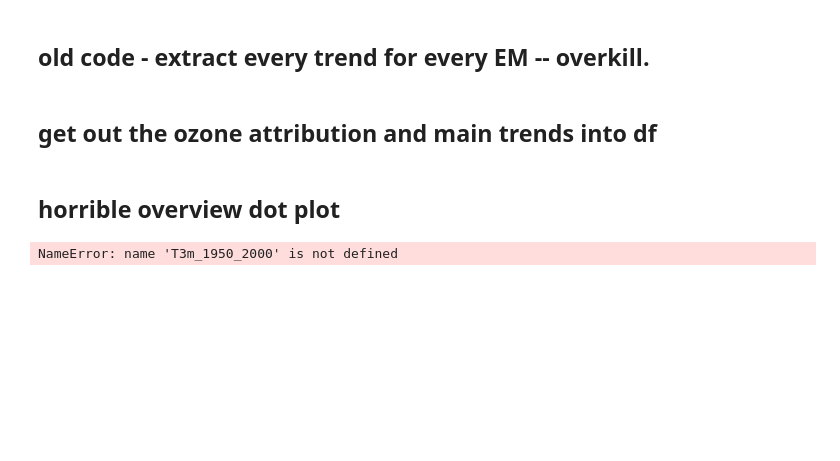
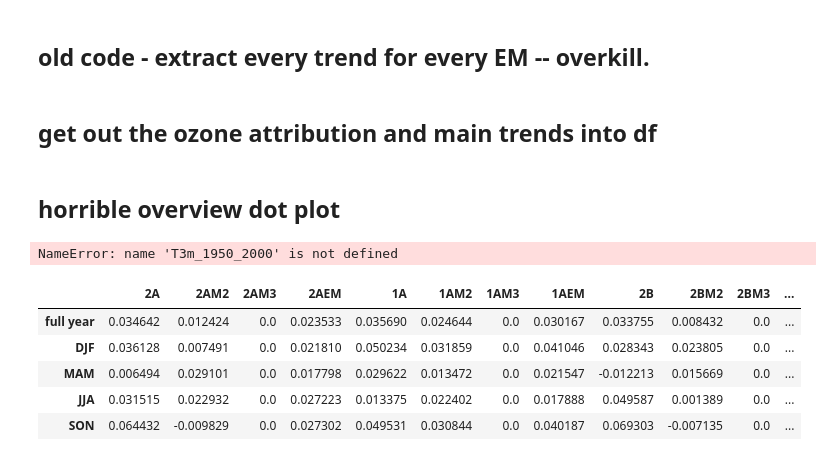
Before and after one commit to tjarnikova/windEval, a Jupyter notebook: plottingCode/Fig-attribution3M.ipynb, the cells around one changed output. Saved outputs shown, nothing was run; the diff lists cells and outputs as text; code cells hidden in the pictures; blank space fills up the shorter version.

```diff
--- a/plottingCode/Fig-attribution3M.ipynb
+++ b/plottingCode/Fig-attribution3M.ipynb
@@ -741,6 +741,16 @@ get_seasplot(dfar,dfsar,'1950-2100','DJF')
 get_seasplot(dfar,dfsar,'1950-2100','MAM')
 get_seasplot(dfar,dfsar,'1950-2100','JJA')
 get_seasplot(dfar,dfsar,'1950-2100','SON')
+# %%
+w = pd.read_csv('./plts/UKESM3M-trend-1980-2019.csv', index_col=0)
+w
+# %% [output]
+|  | 2A | 2AM2 | 2AM3 | 2AEM | 1A | 1AM2 | 1AM3 | 1AEM | 2B | 2BM2 | 2BM3 | ... |
+| full year | 0.034642 | 0.012424 | 0.0 | 0.023533 | 0.035690 | 0.024644 | 0.0 | 0.030167 | 0.033755 | 0.008432 | 0.0 | ... |
+| DJF | 0.036128 | 0.007491 | 0.0 | 0.021810 | 0.050234 | 0.031859 | 0.0 | 0.041046 | 0.028343 | 0.023805 | 0.0 | ... |
+| MAM | 0.006494 | 0.029101 | 0.0 | 0.017798 | 0.029622 | 0.013472 | 0.0 | 0.021547 | -0.012213 | 0.015669 | 0.0 | ... |
+| JJA | 0.031515 | 0.022932 | 0.0 | 0.027223 | 0.013375 | 0.022402 | 0.0 | 0.017888 | 0.049587 | 0.001389 | 0.0 | ... |
+| SON | 0.064432 | -0.009829 | 0.0 | 0.027302 | 0.049531 | 0.030844 | 0.0 | 0.040187 | 0.069303 | -0.007135 | 0.0 | ... |
 # %%
 T3m_1950 = pd.read_csv('./plts/UKESM3M-trend-1980-2019.csv', index_col=0)
 T3m_1950sig = pd.read_csv('./plts/UKESM3M-trendsig-1980-2019.csv', index_col=0)
```
